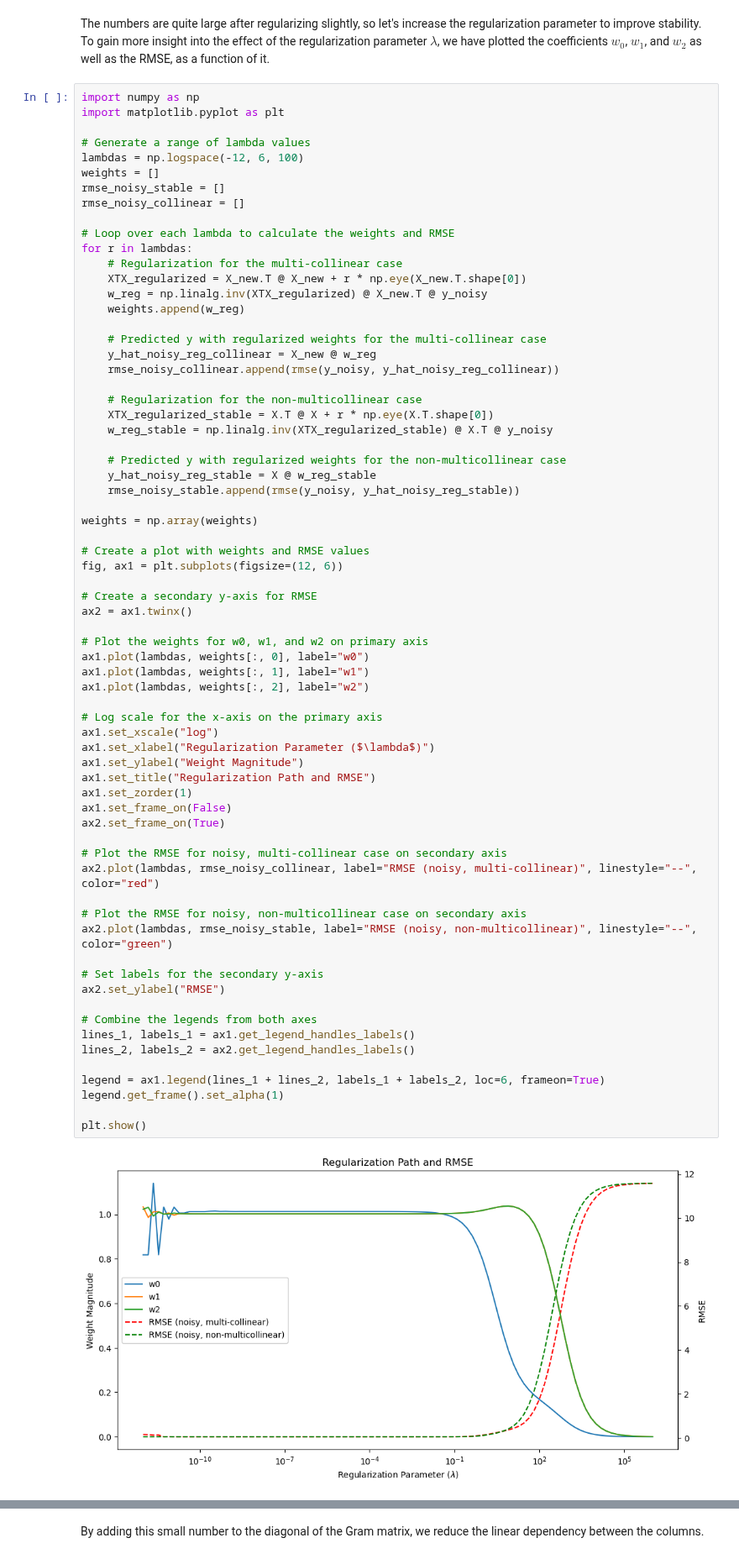
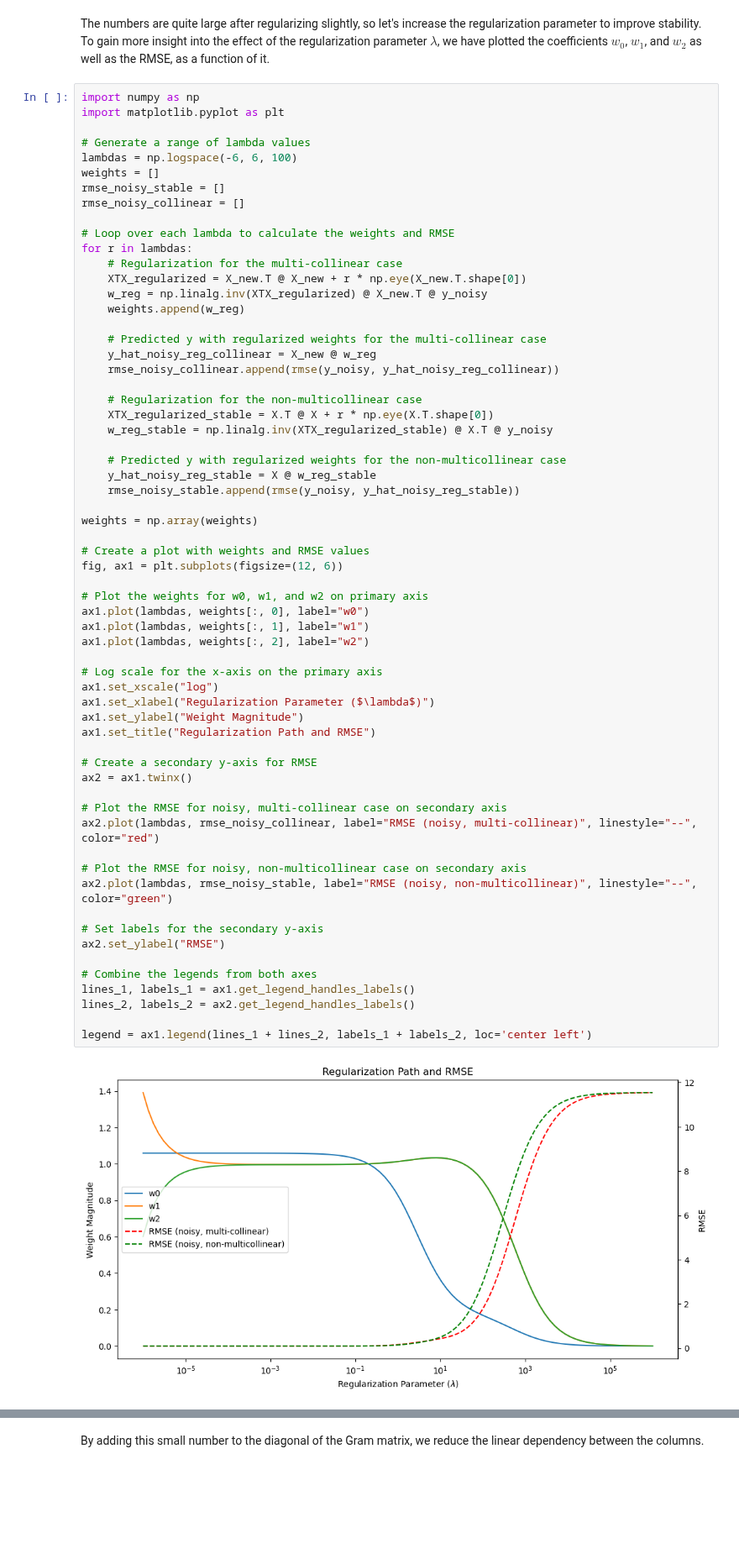
Before and after one commit to kemaldahha/machine-learning-course, a Jupyter notebook: linear_regression_article.ipynb, the cells around one changed output, grey strips where cells are left out. Shown at 84% size. Cells and saved outputs as stored; diff of their text form; blank space fills up the shorter version.

```diff
--- a/linear_regression_article.ipynb
+++ b/linear_regression_article.ipynb
@@ -479,7 +481,7 @@ import numpy as np
 import matplotlib.pyplot as plt
 
 # Generate a range of lambda values
-lambdas = np.logspace(-12, 6, 100)
+lambdas = np.logspace(-6, 6, 100)
 weights = []
 rmse_noisy_stable = []
 rmse_noisy_collinear = []
@@ -506,43 +508,37 @@ for r in lambdas:
 weights = np.array(weights)
 
 # Create a plot with weights and RMSE values
 fig, ax1 = plt.subplots(figsize=(12, 6))
 
-# Create a secondary y-axis for RMSE
-ax2 = ax1.twinx()
-
 # Plot the weights for w0, w1, and w2 on primary axis
 ax1.plot(lambdas, weights[:, 0], label="w0")
 ax1.plot(lambdas, weights[:, 1], label="w1")
 ax1.plot(lambdas, weights[:, 2], label="w2")
 
 # Log scale for the x-axis on the primary axis
 ax1.set_xscale("log")
 ax1.set_xlabel("Regularization Parameter ($\lambda$)")
 ax1.set_ylabel("Weight Magnitude")
 ax1.set_title("Regularization Path and RMSE")
-ax1.set_zorder(1)
-ax1.set_frame_on(False)
-ax2.set_frame_on(True)
+
+# Create a secondary y-axis for RMSE
+ax2 = ax1.twinx()
 
 # Plot the RMSE for noisy, multi-collinear case on secondary axis
 ax2.plot(lambdas, rmse_noisy_collinear, label="RMSE (noisy, multi-collinear)", linestyle="--", color="red")
 
 # Plot the RMSE for noisy, non-multicollinear case on secondary axis
 ax2.plot(lambdas, rmse_noisy_stable, label="RMSE (noisy, non-multicollinear)", linestyle="--", color="green")
 
 # Set labels for the secondary y-axis
 ax2.set_ylabel("RMSE")
 
 # Combine the legends from both axes
 lines_1, labels_1 = ax1.get_legend_handles_labels()
 lines_2, labels_2 = ax2.get_legend_handles_labels()
 
-legend = ax1.legend(lines_1 + lines_2, labels_1 + labels_2, loc=6, frameon=True)
-legend.get_frame().set_alpha(1)
-
-plt.show()
+legend = ax1.legend(lines_1 + lines_2, labels_1 + labels_2, loc='center left')
 # %% [output]
-[figure, old version]
+[figure, new version]
 # %% [markdown]
 A few things to note:
```
Also changed, not shown: parts of 22 cells of this notebook.
